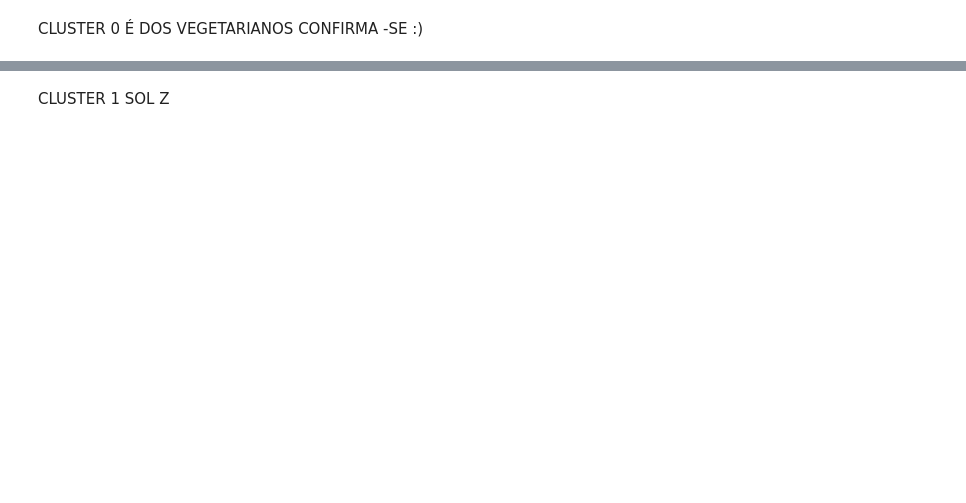
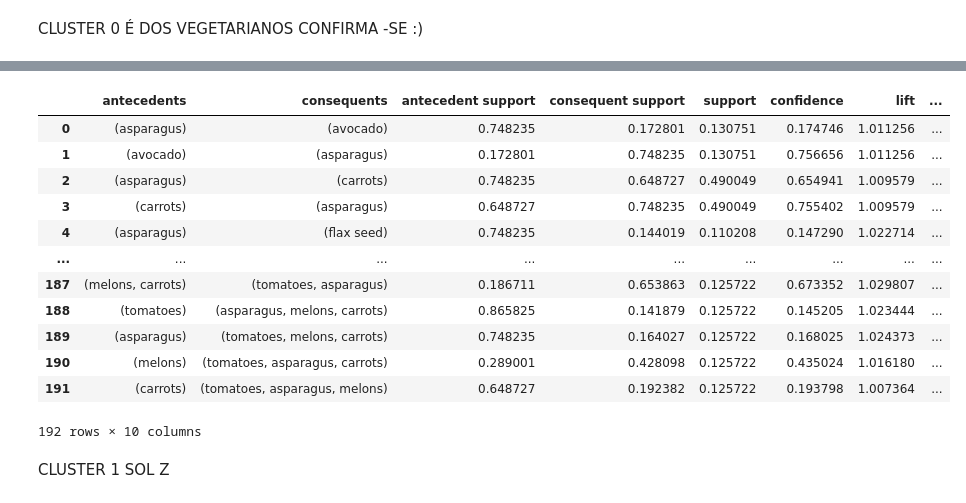
Before and after one commit to shaulleo/ProjetoML, a Jupyter notebook: ML II - Association Rules.ipynb, the cells around one changed output, grey strips where cells are left out. Saved outputs shown, nothing was run; the diff lists cells and outputs as text; code cells hidden in the pictures; blank space fills up the shorter version.

```diff
--- a/ML II - Association Rules.ipynb
+++ b/ML II - Association Rules.ipynb
@@ -41,5 +41,5 @@ The autoreload extension is already loaded. To reload it, use:
 # %%
-individuals = pd.read_csv('customers_clustered.csv')
+customers = pd.read_csv('customers_clustered.csv')
 basket = pd.read_csv('Customer Basket Dataset.csv')
 # %%
-individuals.set_index('customer_id', inplace=True)
+customers.set_index('customer_id', inplace=True)
@@ -89,4 +56,4 @@ individuals
 # %%
-basket = basket.merge(individuals[['cluster_kmeans3', 'cluster_kmeansZ']], on='customer_id' )
+basket = basket.merge(customers['cluster_kmeansZ'], on='customer_id' )
 # %%
 basket.set_index('invoice_id', inplace=True)
@@ -171,0 +62,8 @@ frequent_itemsets
+# %%
+cluster0_items = Functions.preprocess_basket(basket, 0)
+cluster1_items = Functions.preprocess_basket(basket, 1)
+cluster2_items = Functions.preprocess_basket(basket, 2)
+cluster3_items = Functions.preprocess_basket(basket, 3)
+cluster4_items = Functions.preprocess_basket(basket, 4)
+cluster5_items = Functions.preprocess_basket(basket, 5)
+cluster6_items = Functions.preprocess_basket(basket, 6)
@@ -192,2 +79,19 @@ rules_grocery.sort_values(by = 'lift', ascending=False)
+# %%
+cluster0_rules = Functions.build_rules(cluster0_items, min_support=0.1, metric='lift', min_threshold=1)
+cluster0_rules
+# %% [output]
+|  | antecedents | consequents | antecedent support | consequent support | support | confidence | lift | ... |
+| 0 | (asparagus) | (avocado) | 0.748235 | 0.172801 | 0.130751 | 0.174746 | 1.011256 | ... |
+| 1 | (avocado) | (asparagus) | 0.172801 | 0.748235 | 0.130751 | 0.756656 | 1.011256 | ... |
+| 2 | (asparagus) | (carrots) | 0.748235 | 0.648727 | 0.490049 | 0.654941 | 1.009579 | ... |
+| 3 | (carrots) | (asparagus) | 0.648727 | 0.748235 | 0.490049 | 0.755402 | 1.009579 | ... |
+| 4 | (asparagus) | (flax seed) | 0.748235 | 0.144019 | 0.110208 | 0.147290 | 1.022714 | ... |
+| ... | ... | ... | ... | ... | ... | ... | ... | ... |
+| 187 | (melons, carrots) | (tomatoes, asparagus) | 0.186711 | 0.653863 | 0.125722 | 0.673352 | 1.029807 | ... |
+| 188 | (tomatoes) | (asparagus, melons, carrots) | 0.865825 | 0.141879 | 0.125722 | 0.145205 | 1.023444 | ... |
+| 189 | (asparagus) | (tomatoes, melons, carrots) | 0.748235 | 0.164027 | 0.125722 | 0.168025 | 1.024373 | ... |
+| 190 | (melons) | (tomatoes, asparagus, carrots) | 0.289001 | 0.428098 | 0.125722 | 0.435024 | 1.016180 | ... |
+| 191 | (carrots) | (tomatoes, asparagus, melons) | 0.648727 | 0.192382 | 0.125722 | 0.193798 | 1.007364 | ... |
+192 rows × 10 columns
 # %% [markdown]
 CLUSTER 1 SOL Z
```
Also changed, not shown: parts of 37 cells of this notebook, 2 other files.
